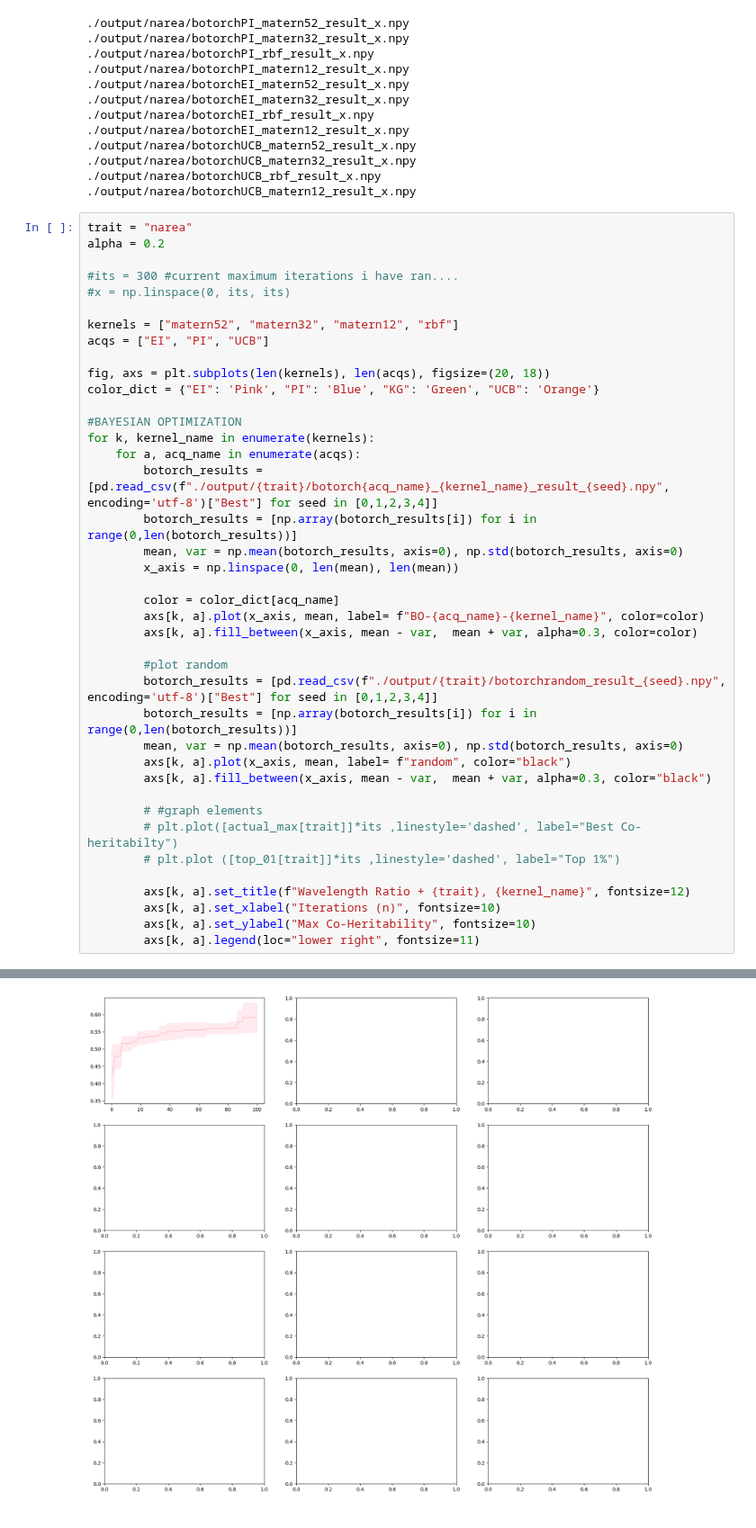
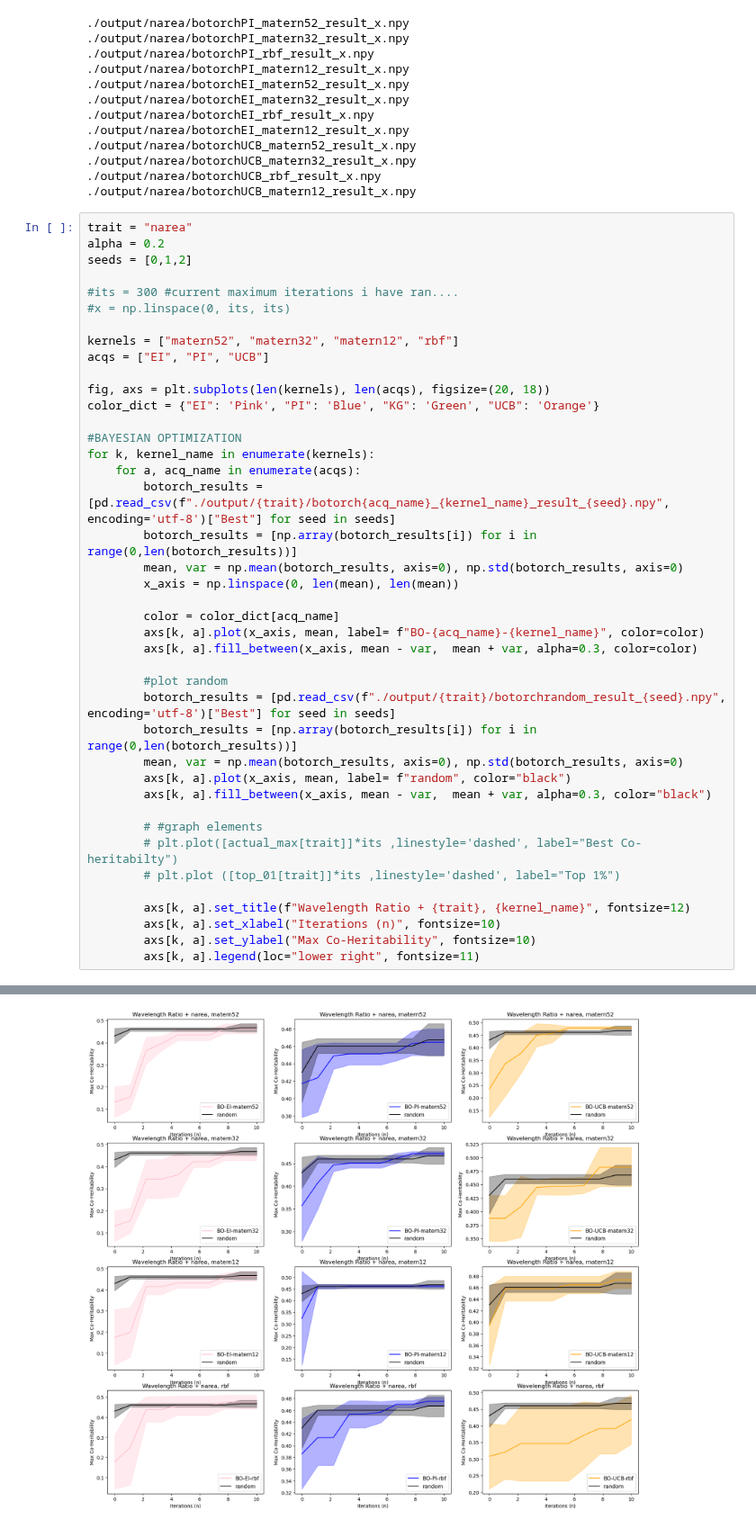
Before and after one commit to stair-lab/bo4ag, a Jupyter notebook: Benchmark/build_plot.ipynb, the cells around one changed output, grey strips where cells are left out. Shown at 90% size. Drawn from its saved outputs; the diff is of its cells as text.

Commit message:
Fixed restart values for knowledge gradient and make improvement to plotting code

```diff
--- a/Benchmark/build_plot.ipynb
+++ b/Benchmark/build_plot.ipynb
@@ -48,6 +48,7 @@ for acq_name in ["PI", "EI", "UCB"]:
 # %%
 trait = "narea"
 alpha = 0.2
+seeds = [0,1,2]
 
 #its = 300 #current maximum iterations i have ran....
 #x = np.linspace(0, its, its)
@@ -61,7 +62,7 @@ color_dict = {"EI": 'Pink', "PI": 'Blue', "KG": 'Green', "UCB": 'Orange'}
 #BAYESIAN OPTIMIZATION
 for k, kernel_name in enumerate(kernels):
     for a, acq_name in enumerate(acqs):
-        botorch_results = [pd.read_csv(f"./output/{trait}/botorch{acq_name}_{kernel_name}_result_{seed}.npy", encoding='utf-8')["Best"] for seed in [0,1,2,3,4]]
+        botorch_results = [pd.read_csv(f"./output/{trait}/botorch{acq_name}_{kernel_name}_result_{seed}.npy", encoding='utf-8')["Best"] for seed in seeds]
         botorch_results = [np.array(botorch_results[i]) for i in range(0,len(botorch_results))]
         mean, var = np.mean(botorch_results, axis=0), np.std(botorch_results, axis=0)
         x_axis = np.linspace(0, len(mean), len(mean))
@@ -71,7 +72,7 @@ for k, kernel_name in enumerate(kernels):
         axs[k, a].fill_between(x_axis, mean - var,  mean + var, alpha=0.3, color=color)
 
         #plot random
-        botorch_results = [pd.read_csv(f"./output/{trait}/botorchrandom_result_{seed}.npy", encoding='utf-8')["Best"] for seed in [0,1,2,3,4]]
+        botorch_results = [pd.read_csv(f"./output/{trait}/botorchrandom_result_{seed}.npy", encoding='utf-8')["Best"] for seed in seeds]
         botorch_results = [np.array(botorch_results[i]) for i in range(0,len(botorch_results))]
         mean, var = np.mean(botorch_results, axis=0), np.std(botorch_results, axis=0)
         axs[k, a].plot(x_axis, mean, label= f"random", color="black")
@@ -90 +90 @@ ValueError: operands could not be broadcast together with shapes (100,) (2,)
-[figure, old version]
+[figure, new version]
```
Also changed, not shown: parts of 1 cell of this notebook, 1 other file.
